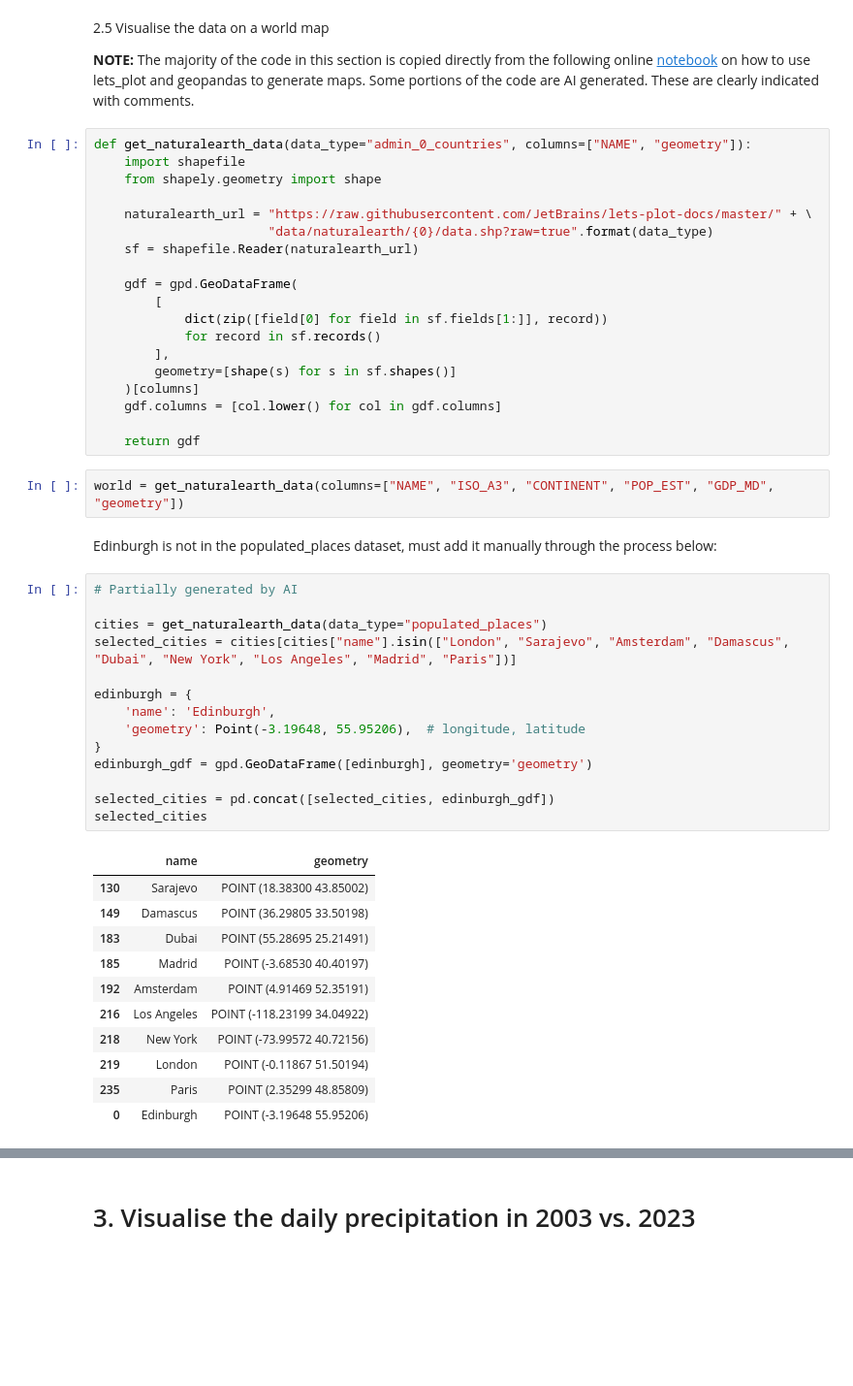
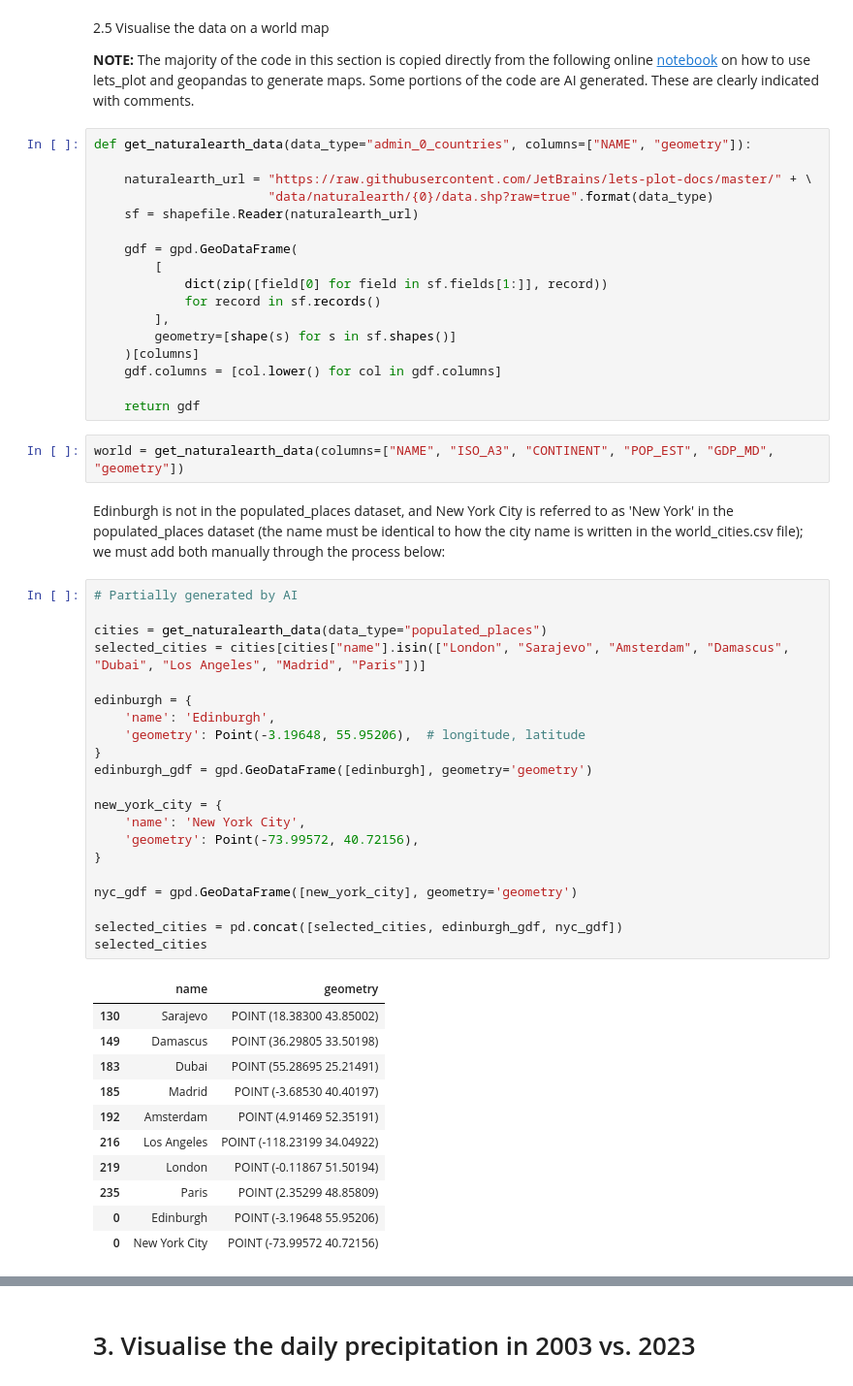
Before and after one commit to nadiabegic/global-weather-analysis, a Jupyter notebook: code/NB02 - Data Analysis.ipynb, the cells around one changed output, grey strips where cells are left out. Shown at 97% size. Cells and saved outputs as stored; diff of their text form; blank space fills up the shorter version.

```diff
--- a/code/NB02 - Data Analysis.ipynb
+++ b/code/NB02 - Data Analysis.ipynb
@@ -200,8 +200,6 @@ total_prec_plot
 **NOTE:** The majority of the code in this section is copied directly from the following online [notebook](https://nbviewer.org/github/JetBrains/lets-plot-docs/blob/master/source/examples/cookbook/geopandas_naturalearth.ipynb) on how to use lets_plot and geopandas to generate maps. Some portions of the code are AI generated. These are clearly indicated with comments.
 # %%
 def get_naturalearth_data(data_type="admin_0_countries", columns=["NAME", "geometry"]):
-    import shapefile
-    from shapely.geometry import shape
 
     naturalearth_url = "https://raw.githubusercontent.com/JetBrains/lets-plot-docs/master/" + \
                        "data/naturalearth/{0}/data.shp?raw=true".format(data_type)
@@ -220,30 +218,37 @@ def get_naturalearth_data(data_type="admin_0_countries", columns=["NAME", "geome
 # %%
 world = get_naturalearth_data(columns=["NAME", "ISO_A3", "CONTINENT", "POP_EST", "GDP_MD", "geometry"])
 # %% [markdown]
-Edinburgh is not in the populated_places dataset, must add it manually through the process below:
+Edinburgh is not in the populated_places dataset, and New York City is referred to as 'New York' in the populated_places dataset (the name must be identical to how the city name is written in the world_cities.csv file); we must add both manually through the process below:
 # %%
 # Partially generated by AI
 
 cities = get_naturalearth_data(data_type="populated_places")
-selected_cities = cities[cities["name"].isin(["London", "Sarajevo", "Amsterdam", "Damascus", "Dubai", "New York", "Los Angeles", "Madrid", "Paris"])]
+selected_cities = cities[cities["name"].isin(["London", "Sarajevo", "Amsterdam", "Damascus", "Dubai", "Los Angeles", "Madrid", "Paris"])]
 
 edinburgh = {
     'name': 'Edinburgh',
     'geometry': Point(-3.19648, 55.95206),  # longitude, latitude
 }
 edinburgh_gdf = gpd.GeoDataFrame([edinburgh], geometry='geometry')
 
-selected_cities = pd.concat([selected_cities, edinburgh_gdf])
+new_york_city = {
+    'name': 'New York City',
+    'geometry': Point(-73.99572, 40.72156),
+}
+
+nyc_gdf = gpd.GeoDataFrame([new_york_city], geometry='geometry')
+
+selected_cities = pd.concat([selected_cities, edinburgh_gdf, nyc_gdf])
 selected_cities
 # %% [output]
 |  | name | geometry |
 | 130 | Sarajevo | POINT (18.38300 43.85002) |
 | 149 | Damascus | POINT (36.29805 33.50198) |
 | 183 | Dubai | POINT (55.28695 25.21491) |
 | 185 | Madrid | POINT (-3.68530 40.40197) |
 | 192 | Amsterdam | POINT (4.91469 52.35191) |
 | 216 | Los Angeles | POINT (-118.23199 34.04922) |
-| 218 | New York | POINT (-73.99572 40.72156) |
 | 219 | London | POINT (-0.11867 51.50194) |
 | 235 | Paris | POINT (2.35299 48.85809) |
 | 0 | Edinburgh | POINT (-3.19648 55.95206) |
+| 0 | New York City | POINT (-73.99572 40.72156) |
```
Also changed, not shown: parts of 13 cells of this notebook.
